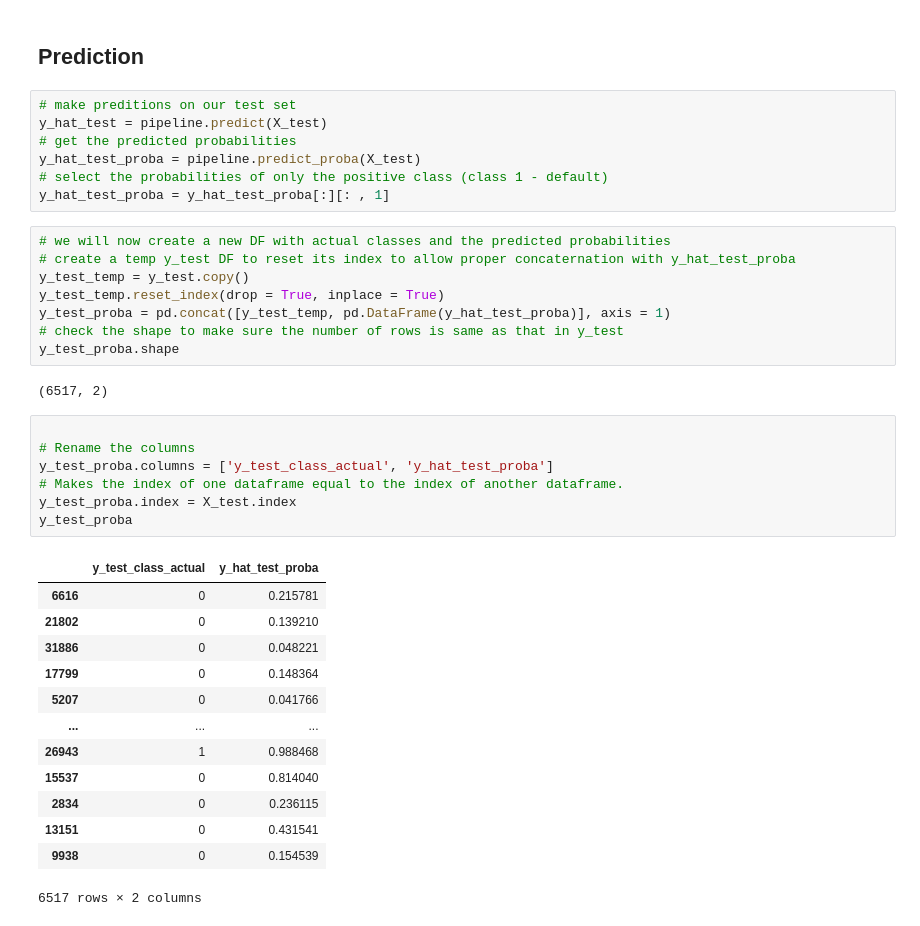
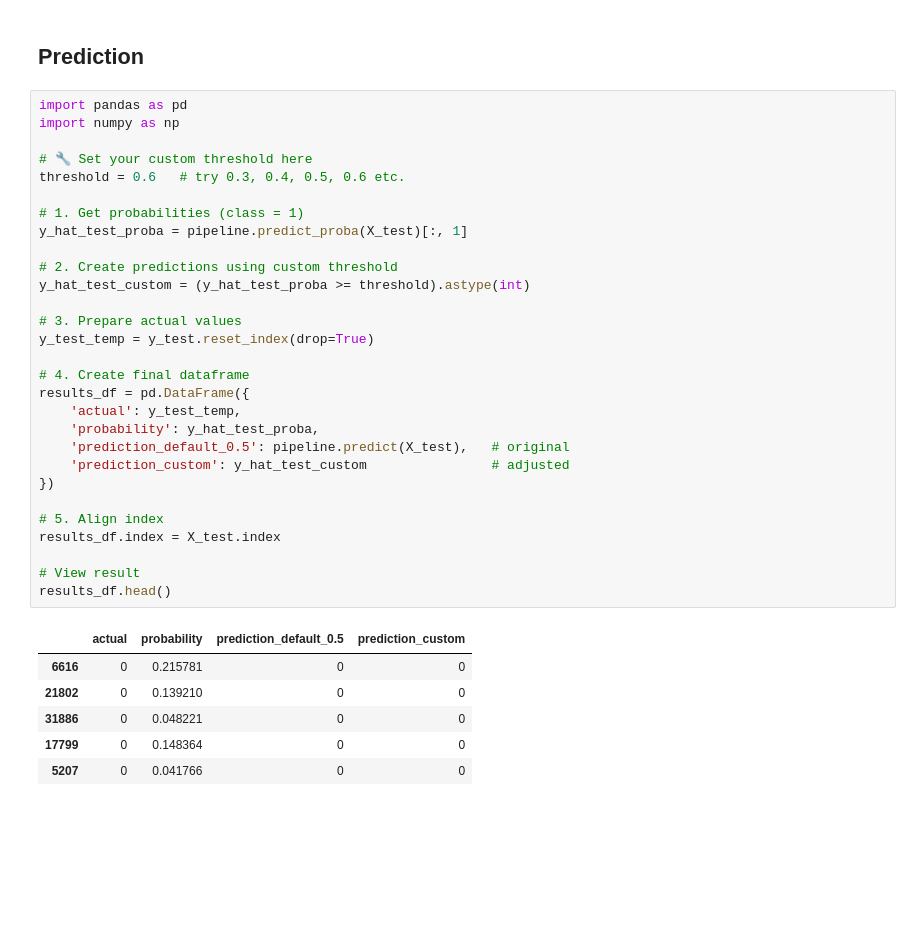
Before and after one commit to SharathkumaraKR/Credit-Risk-Model, a Jupyter notebook: Credit_Risk_Model.ipynb, the cells around one changed output. Cells and saved outputs as stored; diff of their text form; blank space fills up the shorter version.

```diff
--- a/Credit_Risk_Model.ipynb
+++ b/Credit_Risk_Model.ipynb
@@ -766,41 +766,39 @@ X_train_woe_transformed
 26064 rows × 84 columns
 # %% [markdown]
 ## Prediction
-# %%
-# make preditions on our test set
-y_hat_test = pipeline.predict(X_test)
-# get the predicted probabilities
-y_hat_test_proba = pipeline.predict_proba(X_test)
-# select the probabilities of only the positive class (class 1 - default)
-y_hat_test_proba = y_hat_test_proba[:][: , 1]
-# %%
-# we will now create a new DF with actual classes and the predicted probabilities
-# create a temp y_test DF to reset its index to allow proper concaternation with y_hat_test_proba
-y_test_temp = y_test.copy()
-y_test_temp.reset_index(drop = True, inplace = True)
-y_test_proba = pd.concat([y_test_temp, pd.DataFrame(y_hat_test_proba)], axis = 1)
-# check the shape to make sure the number of rows is same as that in y_test
-y_test_proba.shape
-# %% [output]
-(6517, 2)
-# %%
-
-# Rename the columns
-y_test_proba.columns = ['y_test_class_actual', 'y_hat_test_proba']
-# Makes the index of one dataframe equal to the index of another dataframe.
-y_test_proba.index = X_test.index
-y_test_proba
-# %% [output]
-|  | y_test_class_actual | y_hat_test_proba |
-| 6616 | 0 | 0.215781 |
-| 21802 | 0 | 0.139210 |
-| 31886 | 0 | 0.048221 |
-| 17799 | 0 | 0.148364 |
-| 5207 | 0 | 0.041766 |
-| ... | ... | ... |
-| 26943 | 1 | 0.988468 |
-| 15537 | 0 | 0.814040 |
-| 2834 | 0 | 0.236115 |
-| 13151 | 0 | 0.431541 |
-| 9938 | 0 | 0.154539 |
-6517 rows × 2 columns
+# %%
+import pandas as pd
+import numpy as np
+
+# 🔧 Set your custom threshold here
+threshold = 0.6   # try 0.3, 0.4, 0.5, 0.6 etc.
+
+# 1. Get probabilities (class = 1)
+y_hat_test_proba = pipeline.predict_proba(X_test)[:, 1]
+
+# 2. Create predictions using custom threshold
+y_hat_test_custom = (y_hat_test_proba >= threshold).astype(int)
+
+# 3. Prepare actual values
+y_test_temp = y_test.reset_index(drop=True)
+
+# 4. Create final dataframe
+results_df = pd.DataFrame({
+    'actual': y_test_temp,
+    'probability': y_hat_test_proba,
+    'prediction_default_0.5': pipeline.predict(X_test),   # original
+    'prediction_custom': y_hat_test_custom                # adjusted
+})
+
+# 5. Align index
+results_df.index = X_test.index
+
+# View result
+results_df.head()
+# %% [output]
+|  | actual | probability | prediction_default_0.5 | prediction_custom |
+| 6616 | 0 | 0.215781 | 0 | 0 |
+| 21802 | 0 | 0.139210 | 0 | 0 |
+| 31886 | 0 | 0.048221 | 0 | 0 |
+| 17799 | 0 | 0.148364 | 0 | 0 |
+| 5207 | 0 | 0.041766 | 0 | 0 |
```
Also changed, not shown: parts of 1 cell of this notebook.
